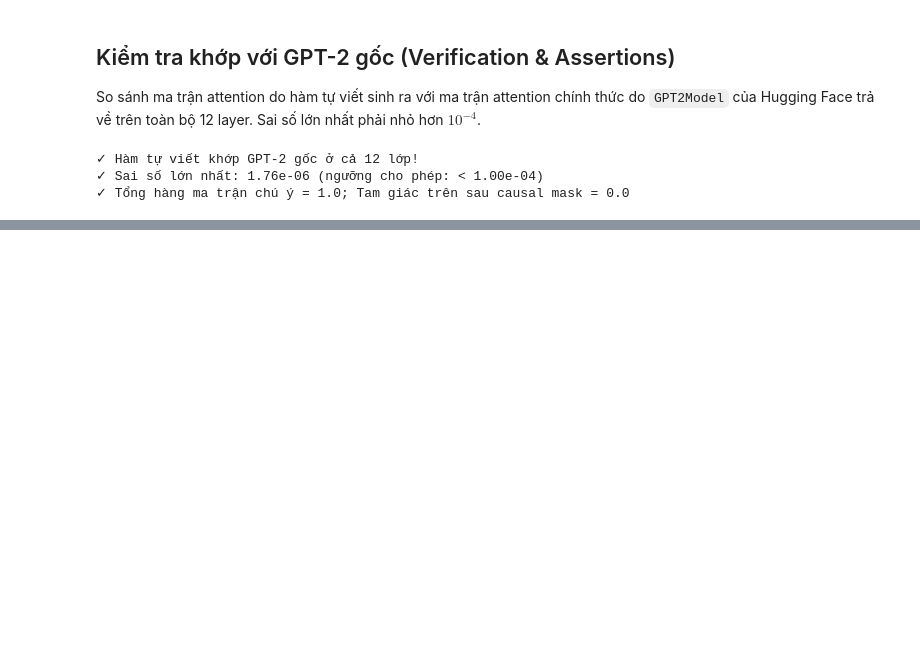
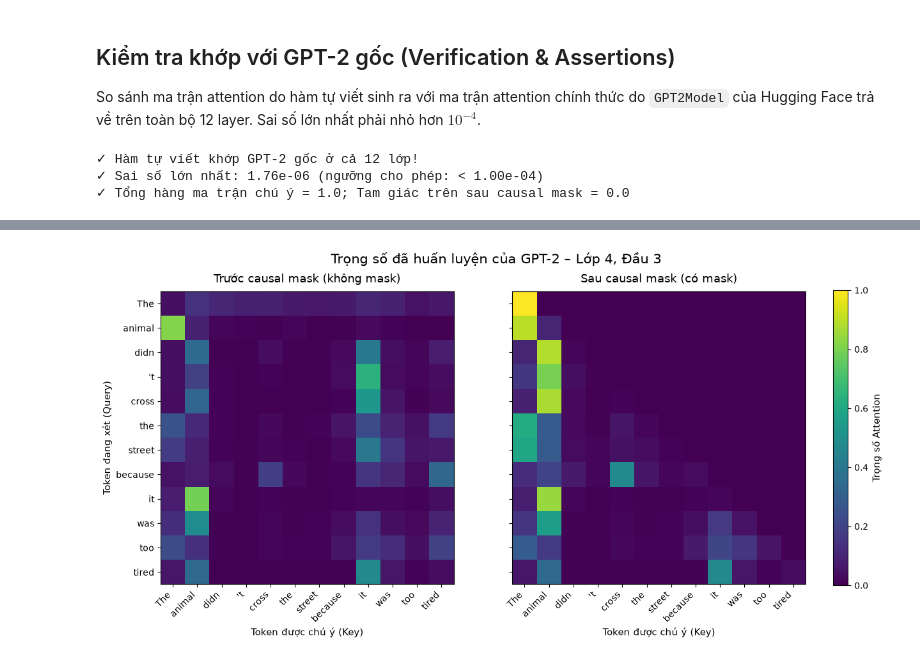
Before and after one commit to QuocAn118/Presenttation, a Jupyter notebook: self_attention_demo.ipynb, the cells around one changed output, grey strips where cells are left out. Cells and saved outputs as stored; diff of their text form; code cells hidden in the pictures; blank space fills up the shorter version.

Commit message:
feat: heatmap truoc va sau causal mask

```diff
--- a/self_attention_demo.ipynb
+++ b/self_attention_demo.ipynb
@@ -130,0 +182,82 @@ print(f"✓ Tổng hàng ma trận chú ý = 1.0; Tam giác trên sau causal mas
+# %%
+import os
+import matplotlib.pyplot as plt
+
+os.makedirs("figures", exist_ok=True)
+
+# Tính toán ma trận attention cho head được chọn trước và sau causal mask
+with torch.no_grad():
+    x_head = get_layer_input(model, input_ids, best_l)
+    w_qkv, b_qkv = get_qkv_weights(model, best_l)
+    _, attn_mask_all = self_attention(x_head, w_qkv, b_qkv, causal=True)
+    _, attn_no_mask_all = self_attention(x_head, w_qkv, b_qkv, causal=False)
+
+# Kiểm tra ràng buộc cấu trúc
+assert attn_mask_all.triu(1).abs().max() == 0, "Sau mask, nửa trên đường chéo phải bằng 0 tuyệt đối"
+assert attn_no_mask_all.triu(1).abs().max() > 0, "Trước mask, nửa trên đường chéo phải có giá trị > 0"
+
+head_mask = attn_mask_all[best_h].detach().cpu().numpy()
+head_no_mask = attn_no_mask_all[best_h].detach().cpu().numpy()
+
+# 1. Vẽ đồ thị so sánh 2 panel cạnh nhau (cùng thang màu 0 - 1)
+fig, (ax1, ax2) = plt.subplots(1, 2, figsize=(14, 6), sharey=True)
+cmap = "viridis"
+
+# Panel trái: Trước Causal Mask
+im1 = ax1.imshow(head_no_mask, cmap=cmap, vmin=0.0, vmax=1.0)
+ax1.set_title("Trước causal mask (không mask)", fontsize=13, pad=10)
+ax1.set_xticks(range(len(tokens)))
+ax1.set_xticklabels(tokens, rotation=45, ha="right", fontsize=10)
+ax1.set_yticks(range(len(tokens)))
+ax1.set_yticklabels(tokens, fontsize=10)
+ax1.set_xlabel("Token được chú ý (Key)", fontsize=11)
+ax1.set_ylabel("Token đang xét (Query)", fontsize=11)
+
+# Panel phải: Sau Causal Mask
+im2 = ax2.imshow(head_mask, cmap=cmap, vmin=0.0, vmax=1.0)
+ax2.set_title("Sau causal mask (có mask)", fontsize=13, pad=10)
+ax2.set_xticks(range(len(tokens)))
+ax2.set_xticklabels(tokens, rotation=45, ha="right", fontsize=10)
+ax2.set_xlabel("Token được chú ý (Key)", fontsize=11)
+
+# Thanh màu chung
+cbar = fig.colorbar(im2, ax=[ax1, ax2], location="right", fraction=0.03, pad=0.04)
+cbar.set_label("Trọng số Attention", fontsize=11)
+
+fig.suptitle(f"Trọng số đã huấn luyện của GPT-2 – Lớp {best_l}, Đầu {best_h}", fontsize=15, y=0.98)
+plt.savefig("figures/heatmap_compare.png", dpi=200, bbox_inches="tight")
+plt.show()
+
+# 2. Lưu 2 panel riêng biệt để hỗ trợ làm slide Canva
+fig, ax = plt.subplots(figsize=(7, 6))
+im = ax.imshow(head_no_mask, cmap=cmap, vmin=0.0, vmax=1.0)
+ax.set_title(f"Trọng số đã huấn luyện GPT-2 – Lớp {best_l}, Đầu {best_h}\nTrước causal mask (không mask)", fontsize=12)
+ax.set_xticks(range(len(tokens)))
+ax.set_xticklabels(tokens, rotation=45, ha="right", fontsize=10)
+ax.set_yticks(range(len(tokens)))
+ax.set_yticklabels(tokens, fontsize=10)
+ax.set_xlabel("Token được chú ý (Key)", fontsize=11)
+ax.set_ylabel("Token đang xét (Query)", fontsize=11)
+plt.colorbar(im, ax=ax, fraction=0.046, pad=0.04).set_label("Trọng số Attention", fontsize=11)
+plt.savefig("figures/heatmap_no_mask.png", dpi=200, bbox_inches="tight")
+plt.close()
+
+fig, ax = plt.subplots(figsize=(7, 6))
+im = ax.imshow(head_mask, cmap=cmap, vmin=0.0, vmax=1.0)
+ax.set_title(f"Trọng số đã huấn luyện GPT-2 – Lớp {best_l}, Đầu {best_h}\nSau causal mask (có mask)", fontsize=12)
+ax.set_xticks(range(len(tokens)))
+ax.set_xticklabels(tokens, rotation=45, ha="right", fontsize=10)
+ax.set_yticks(range(len(tokens)))
+ax.set_yticklabels(tokens, fontsize=10)
+ax.set_xlabel("Token được chú ý (Key)", fontsize=11)
+ax.set_ylabel("Token đang xét (Query)", fontsize=11)
+plt.colorbar(im, ax=ax, fraction=0.046, pad=0.04).set_label("Trọng số Attention", fontsize=11)
+plt.savefig("figures/heatmap_causal_mask.png", dpi=200, bbox_inches="tight")
+plt.close()
+
+print("✓ Đã lưu thành công 3 ảnh PNG chất lượng cao vào figures/:")
+print("  - figures/heatmap_compare.png")
+print("  - figures/heatmap_no_mask.png")
+print("  - figures/heatmap_causal_mask.png")
+# %% [output]
+[figure, added]
```
Also changed, not shown: parts of 5 cells of this notebook, 3 other files.
